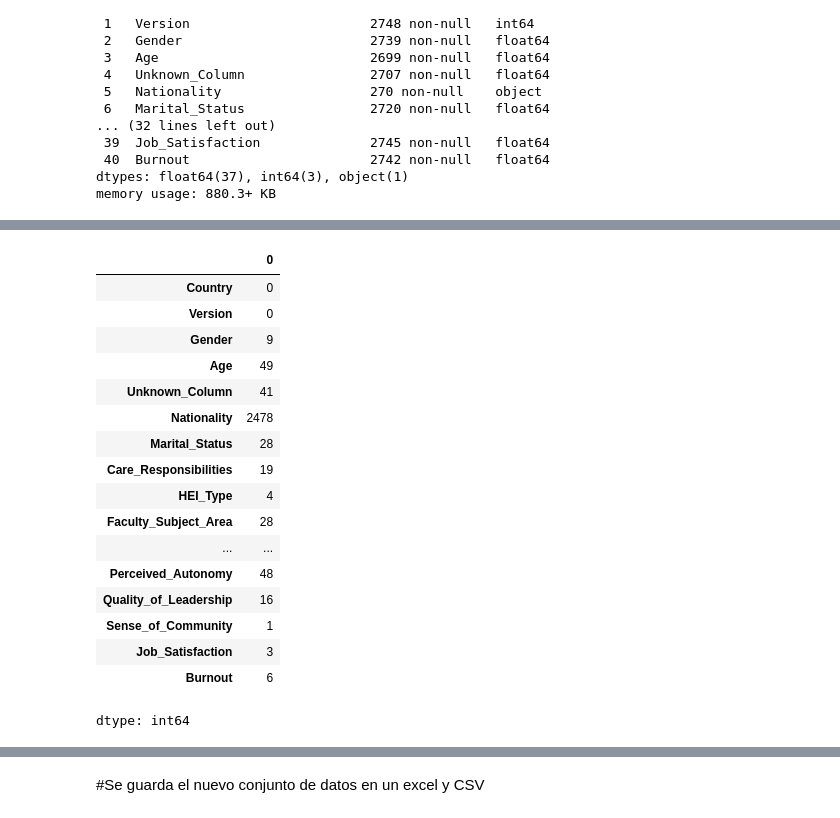
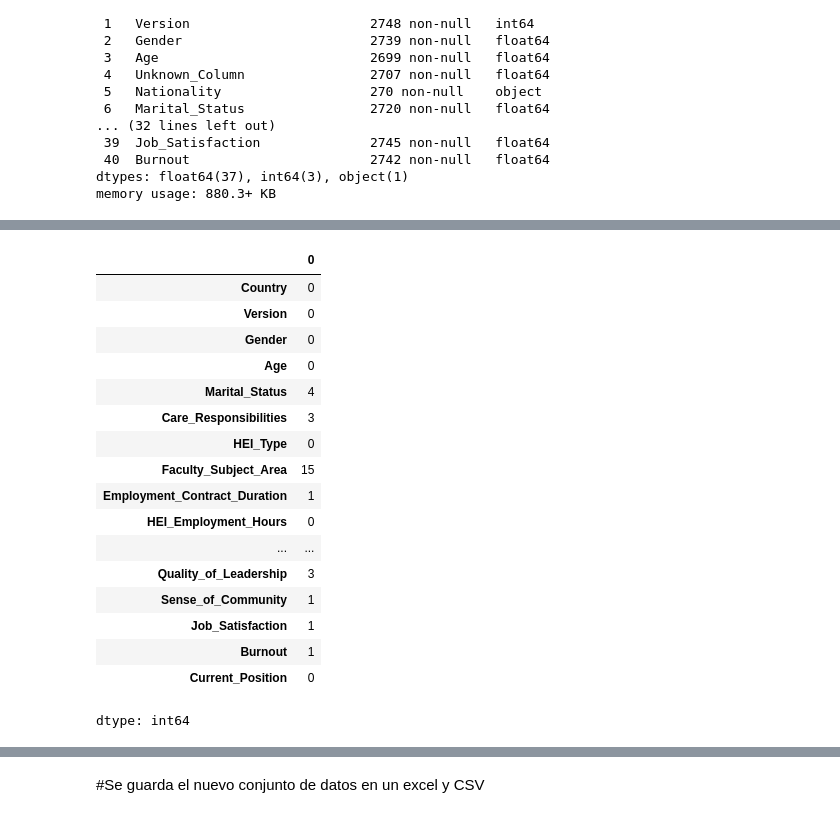
Before and after one commit to EduardoAve/Labour-well-being, a Jupyter notebook: Data_preparation.ipynb, the cells around one changed output, grey strips where cells are left out. Saved outputs shown, nothing was run; the diff lists cells and outputs as text; code cells hidden in the pictures.

```diff
--- a/Data_preparation.ipynb
+++ b/Data_preparation.ipynb
@@ -220,0 +250,2 @@ memory usage: 880.3+ KB
+# %%
+df.drop(columns=['Nationality'], inplace=True)
@@ -220,0 +254,10 @@ memory usage: 880.3+ KB
+# %%
+# Lista de columnas numéricas a imputar con la mediana
+numeric_cols = [
+    "Age", "HEI_Employment_Hours","HEI_Type", "HEI_Actual_Weekly_Hours",
+    "Effort_Level", "Effort_Percentage", "Income_EURO","Gender",
+    "Euro_Adjusted", "Salary_per_Hour", "Salary_Effort_per_Hour"
+]
+
+# Imputar con la mediana
+df[numeric_cols] = df[numeric_cols].apply(lambda col: col.fillna(col.median()))
@@ -220,0 +266,2 @@ memory usage: 880.3+ KB
+# %%
+df["Other_Paid_Job"] = df["Other_Paid_Job"].fillna(1)
@@ -221,21 +278,24 @@ memory usage: 880.3+ KB
+# %%
+df_academic = df[df["Academic_or_Non_Academic"] == 2]
+df_non_academic = df[df["Academic_or_Non_Academic"] == 1]
 # %%
-df.isnull().sum()
+df_non_academic.isnull().sum()
 # %% [output]
 |  | 0 |
 | Country | 0 |
 | Version | 0 |
-| Gender | 9 |
-| Age | 49 |
-| Unknown_Column | 41 |
-| Nationality | 2478 |
-| Marital_Status | 28 |
-| Care_Responsibilities | 19 |
-| HEI_Type | 4 |
-| Faculty_Subject_Area | 28 |
+| Gender | 0 |
+| Age | 0 |
+| Marital_Status | 4 |
+| Care_Responsibilities | 3 |
+| HEI_Type | 0 |
+| Faculty_Subject_Area | 15 |
+| Employment_Contract_Duration | 1 |
+| HEI_Employment_Hours | 0 |
 | ... | ... |
-| Perceived_Autonomy | 48 |
-| Quality_of_Leadership | 16 |
+| Quality_of_Leadership | 3 |
 | Sense_of_Community | 1 |
-| Job_Satisfaction | 3 |
-| Burnout | 6 |
+| Job_Satisfaction | 1 |
+| Burnout | 1 |
+| Current_Position | 0 |
 dtype: int64
```
Also changed, not shown: parts of 21 cells of this notebook.
